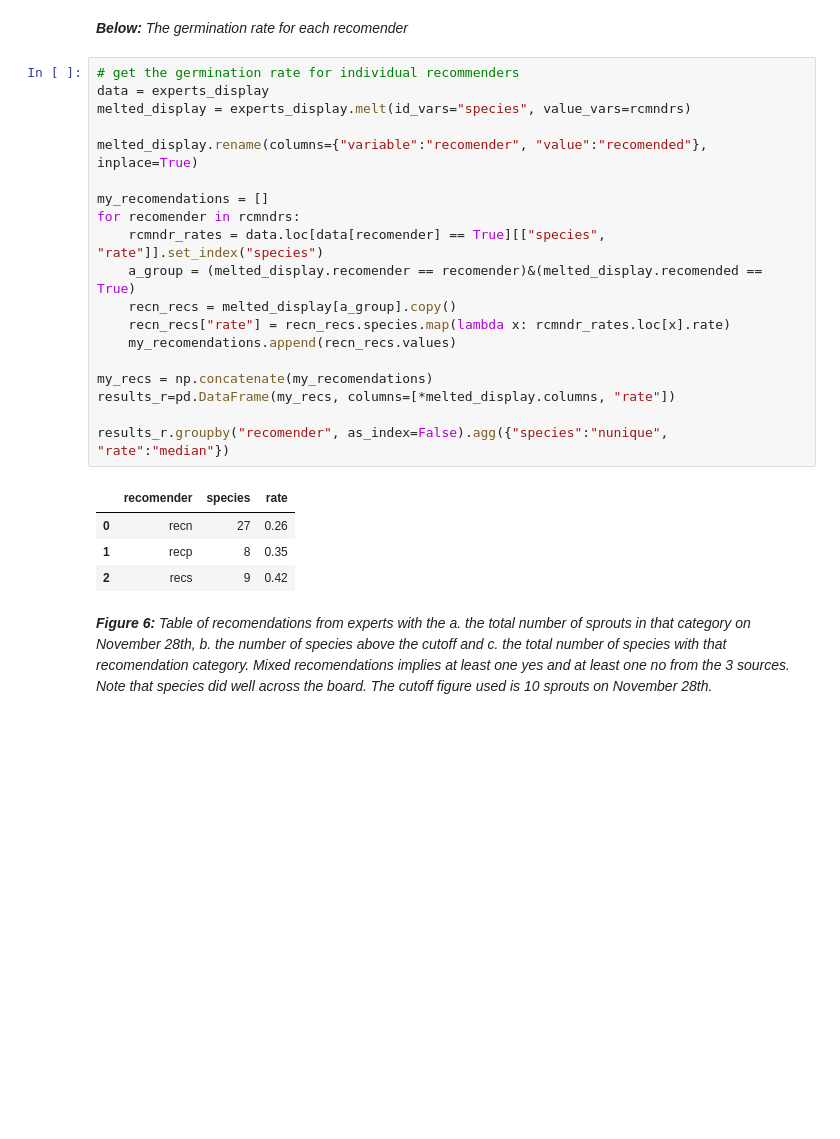
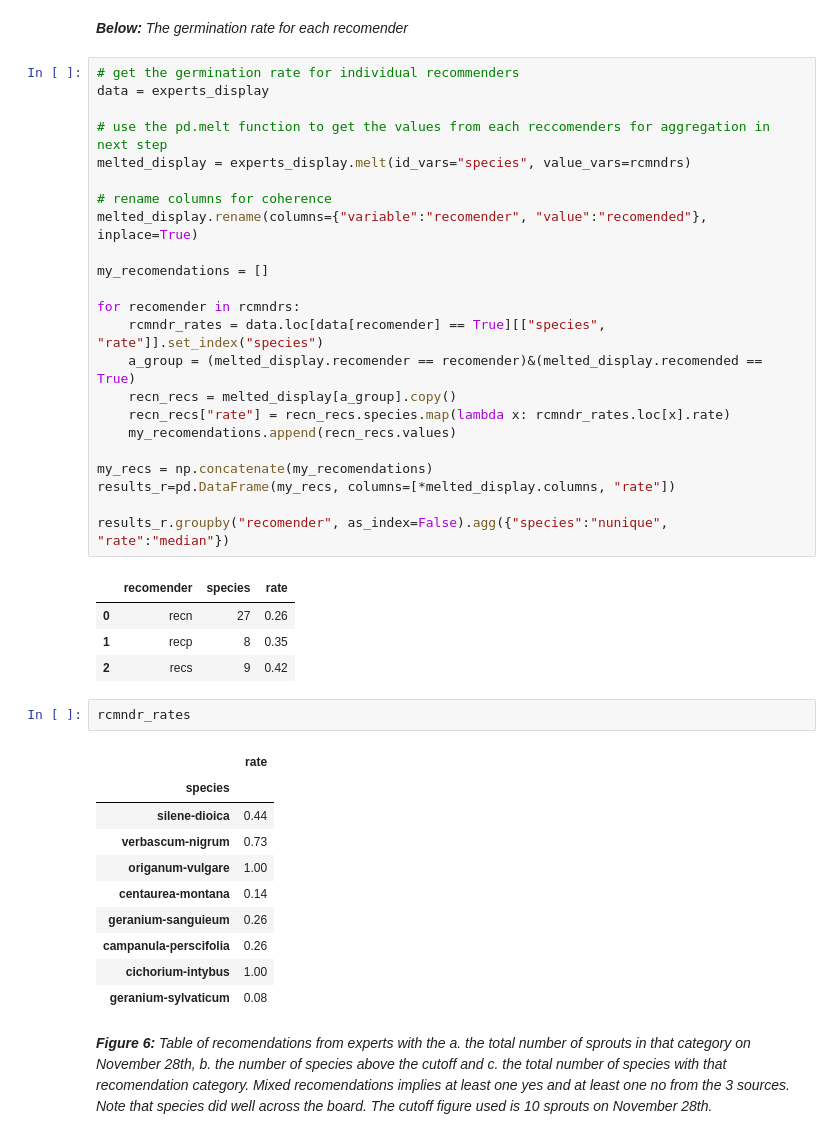
Before and after one commit to thorerismann/flora-buckets, a Jupyter notebook: germination.ipynb, the cells around one changed output. Cells and saved outputs as stored; diff of their text form; blank space fills up the shorter version.

```diff
--- a/germination.ipynb
+++ b/germination.ipynb
@@ -534,11 +534,15 @@ two_opinions
 # %%
 # get the germination rate for individual recommenders
 data = experts_display
+
+# use the pd.melt function to get the values from each reccomenders for aggregation in next step
 melted_display = experts_display.melt(id_vars="species", value_vars=rcmndrs)
 
+# rename columns for coherence
 melted_display.rename(columns={"variable":"recomender", "value":"recomended"}, inplace=True)
 
 my_recomendations = []
+
 for recomender in rcmndrs:
     rcmndr_rates = data.loc[data[recomender] == True][["species", "rate"]].set_index("species")
     a_group = (melted_display.recomender == recomender)&(melted_display.recomended == True)
@@ -555,6 +559,19 @@ results_r.groupby("recomender", as_index=False).agg({"species":"nunique", "rate"
 | 0 | recn | 27 | 0.26 |
 | 1 | recp | 8 | 0.35 |
 | 2 | recs | 9 | 0.42 |
+# %%
+rcmndr_rates
+# %% [output]
+|  | rate |
+| species |  |
+| silene-dioica | 0.44 |
+| verbascum-nigrum | 0.73 |
+| origanum-vulgare | 1.00 |
+| centaurea-montana | 0.14 |
+| geranium-sanguieum | 0.26 |
+| campanula-perscifolia | 0.26 |
+| cichorium-intybus | 1.00 |
+| geranium-sylvaticum | 0.08 |
 # %% [markdown]
 *__Figure 6:__ Table of recomendations from experts with the a. the total number of sprouts in that category on November 28th, b. the number of species above the cutoff and c. the total number of species with that recomendation category. Mixed recomendations implies at least one yes and at least one no from the 3 sources. Note that species did well across the board. The cutoff figure used is 10 sprouts on November 28th.*
 # %% [markdown]
```
Also changed, not shown: parts of 1 cell of this notebook.
